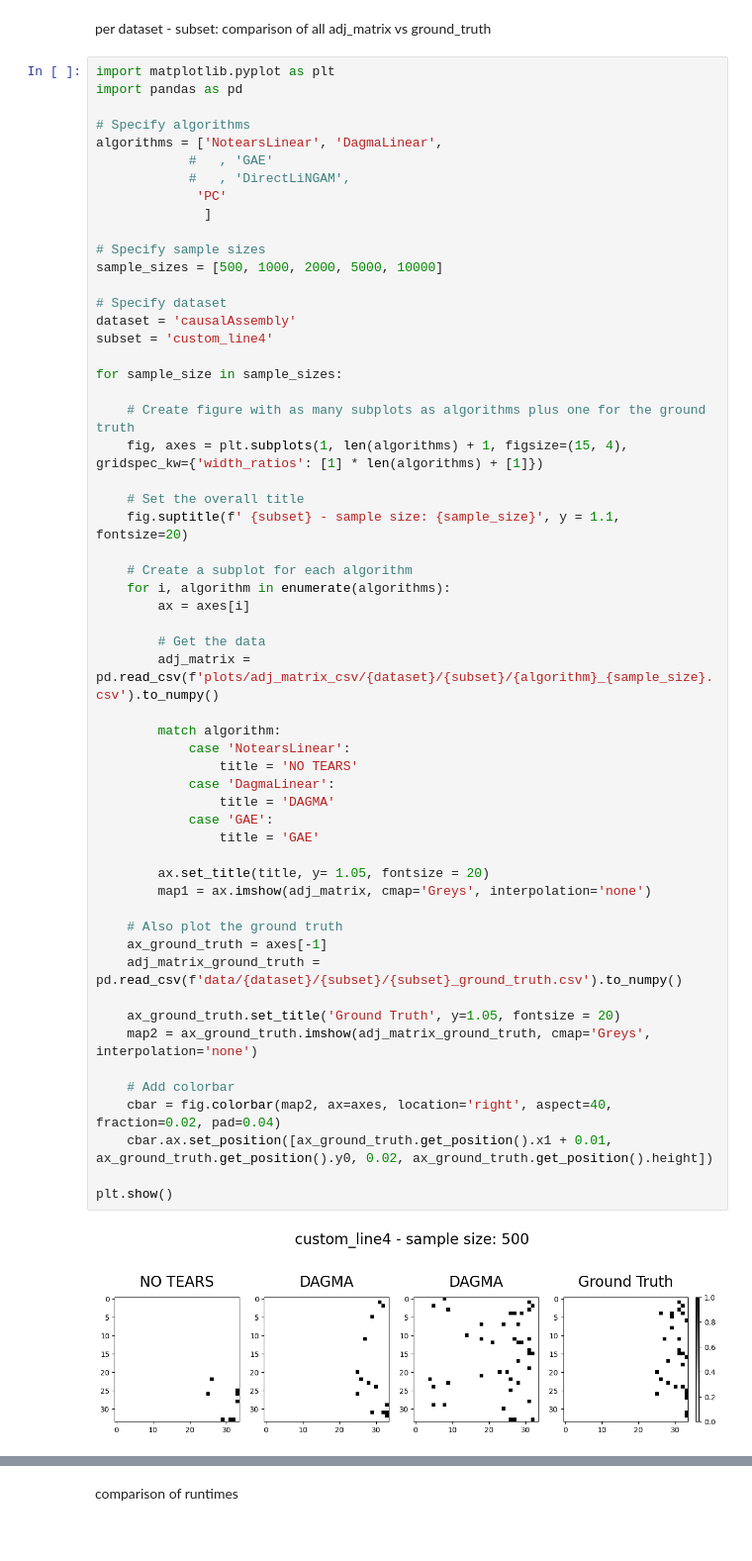
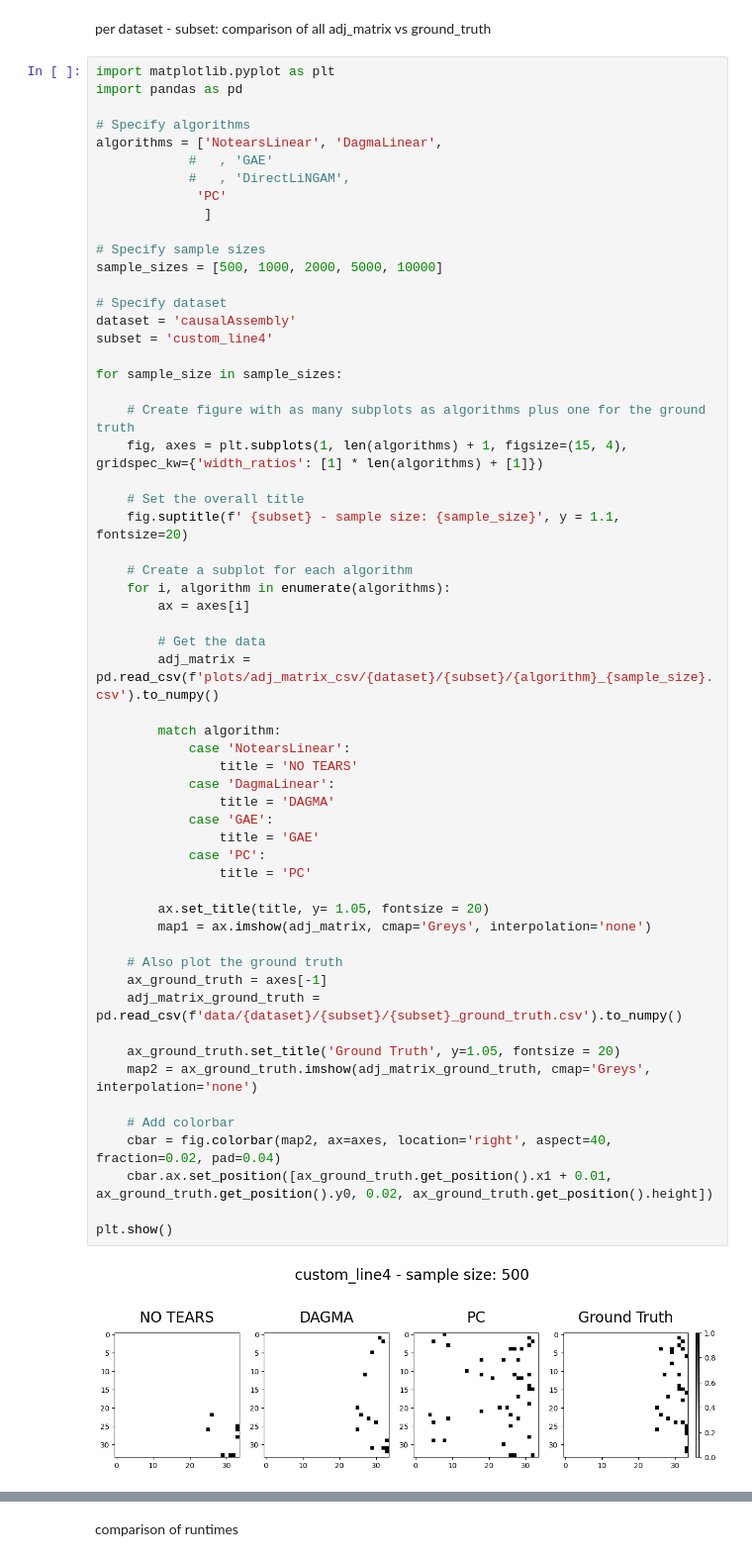
Before and after one commit to leoleoroe/gqw_paper, a Jupyter notebook: results.ipynb, the cells around one changed output, grey strips where cells are left out. Shown at 99% size. Cells and saved outputs as stored; diff of their text form.

```diff
--- a/results.ipynb
+++ b/results.ipynb
@@ -100,31 +100,33 @@ for sample_size in sample_sizes:
     for i, algorithm in enumerate(algorithms):
         ax = axes[i]
 
         # Get the data
         adj_matrix = pd.read_csv(f'plots/adj_matrix_csv/{dataset}/{subset}/{algorithm}_{sample_size}.csv').to_numpy()
 
         match algorithm:
             case 'NotearsLinear':
                 title = 'NO TEARS'
             case 'DagmaLinear':
                 title = 'DAGMA'
             case 'GAE':
                 title = 'GAE'
+            case 'PC':
+                title = 'PC'
 
         ax.set_title(title, y= 1.05, fontsize = 20)
         map1 = ax.imshow(adj_matrix, cmap='Greys', interpolation='none')
 
     # Also plot the ground truth
     ax_ground_truth = axes[-1]
     adj_matrix_ground_truth = pd.read_csv(f'data/{dataset}/{subset}/{subset}_ground_truth.csv').to_numpy()
 
     ax_ground_truth.set_title('Ground Truth', y=1.05, fontsize = 20)
     map2 = ax_ground_truth.imshow(adj_matrix_ground_truth, cmap='Greys', interpolation='none')
 
     # Add colorbar
     cbar = fig.colorbar(map2, ax=axes, location='right', aspect=40, fraction=0.02, pad=0.04)
     cbar.ax.set_position([ax_ground_truth.get_position().x1 + 0.01, ax_ground_truth.get_position().y0, 0.02, ax_ground_truth.get_position().height])
 
 plt.show()
 # %% [output]
-[figure, old version]
+[figure, new version]
```
Also changed, not shown: parts of 1 cell of this notebook.
